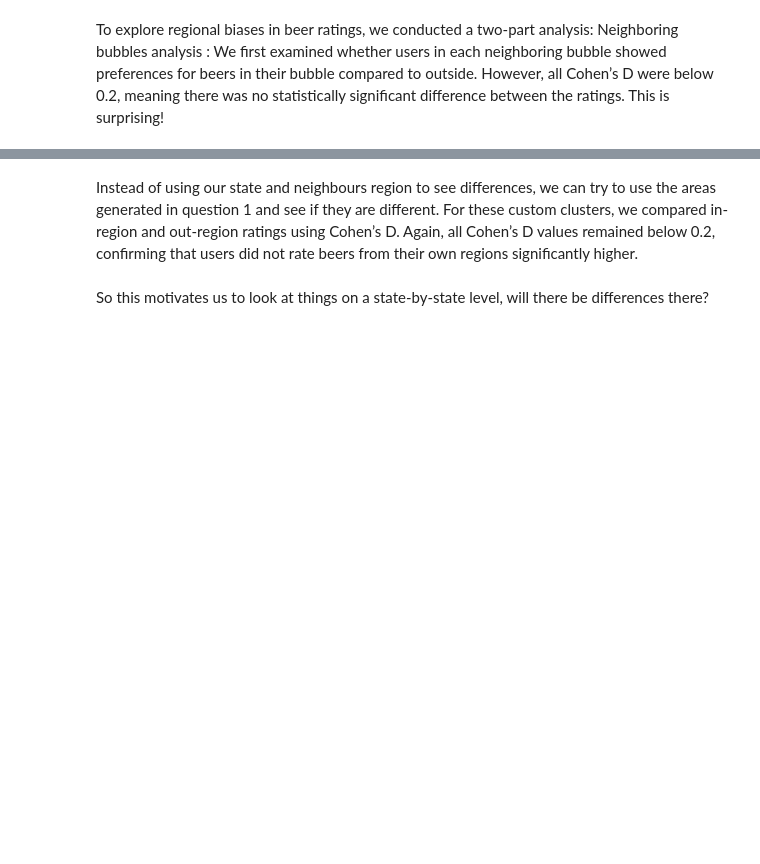
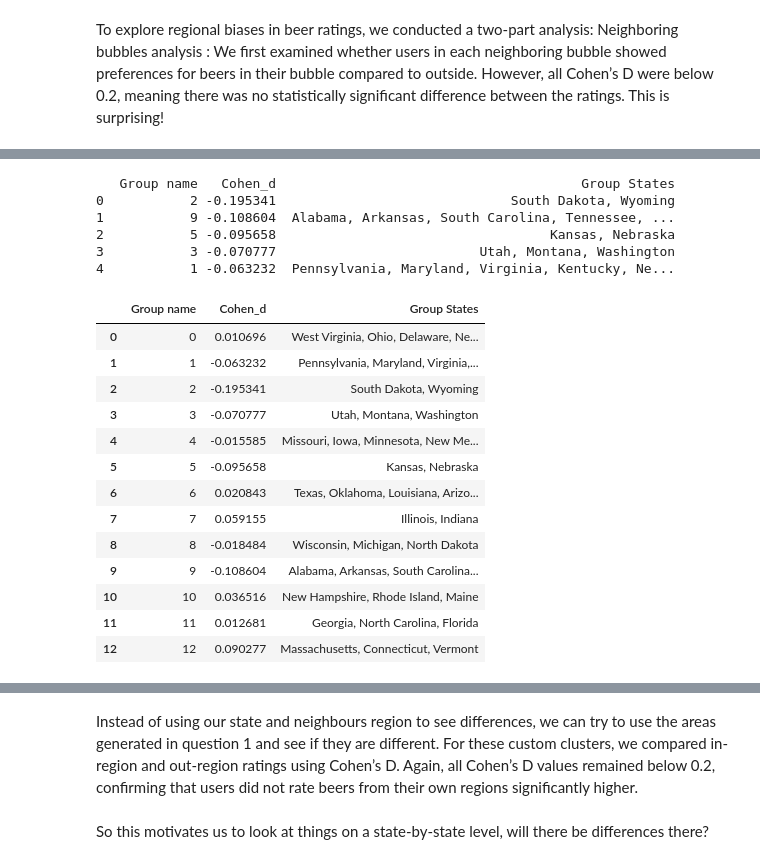
Before and after one commit to epfl-ada/ada-2024-project-x0x0, a Jupyter notebook: results.ipynb, the cells around one changed output, grey strips where cells are left out. Drawn from its saved outputs; the diff is of its cells as text; code cells hidden in the pictures; blank space fills up the shorter version.

```diff
--- a/results.ipynb
+++ b/results.ipynb
@@ -157,0 +166,23 @@ Neighboring bubbles analysis : We first examined whether users in each neighbori
+# %%
+regions_cohenD_Q1_plotly(BA_US_ratings, state_groups_df, plot=True)
+# %% [output]
+   Group name   Cohen_d                                       Group States
+0           2 -0.195341                              South Dakota, Wyoming
+1           9 -0.108604  Alabama, Arkansas, South Carolina, Tennessee, ...
+2           5 -0.095658                                   Kansas, Nebraska
+3           3 -0.070777                          Utah, Montana, Washington
+4           1 -0.063232  Pennsylvania, Maryland, Virginia, Kentucky, Ne...
+|  | Group name | Cohen_d | Group States |
+| 0 | 0 | 0.010696 | West Virginia, Ohio, Delaware, Ne... |
+| 1 | 1 | -0.063232 | Pennsylvania, Maryland, Virginia,... |
+| 2 | 2 | -0.195341 | South Dakota, Wyoming |
+| 3 | 3 | -0.070777 | Utah, Montana, Washington |
+| 4 | 4 | -0.015585 | Missouri, Iowa, Minnesota, New Me... |
+| 5 | 5 | -0.095658 | Kansas, Nebraska |
+| 6 | 6 | 0.020843 | Texas, Oklahoma, Louisiana, Arizo... |
+| 7 | 7 | 0.059155 | Illinois, Indiana |
+| 8 | 8 | -0.018484 | Wisconsin, Michigan, North Dakota |
+| 9 | 9 | -0.108604 | Alabama, Arkansas, South Carolina... |
+| 10 | 10 | 0.036516 | New Hampshire, Rhode Island, Maine |
+| 11 | 11 | 0.012681 | Georgia, North Carolina, Florida |
+| 12 | 12 | 0.090277 | Massachusetts, Connecticut, Vermont |
```
Also changed, not shown: parts of 32 cells of this notebook, 7 other files.
